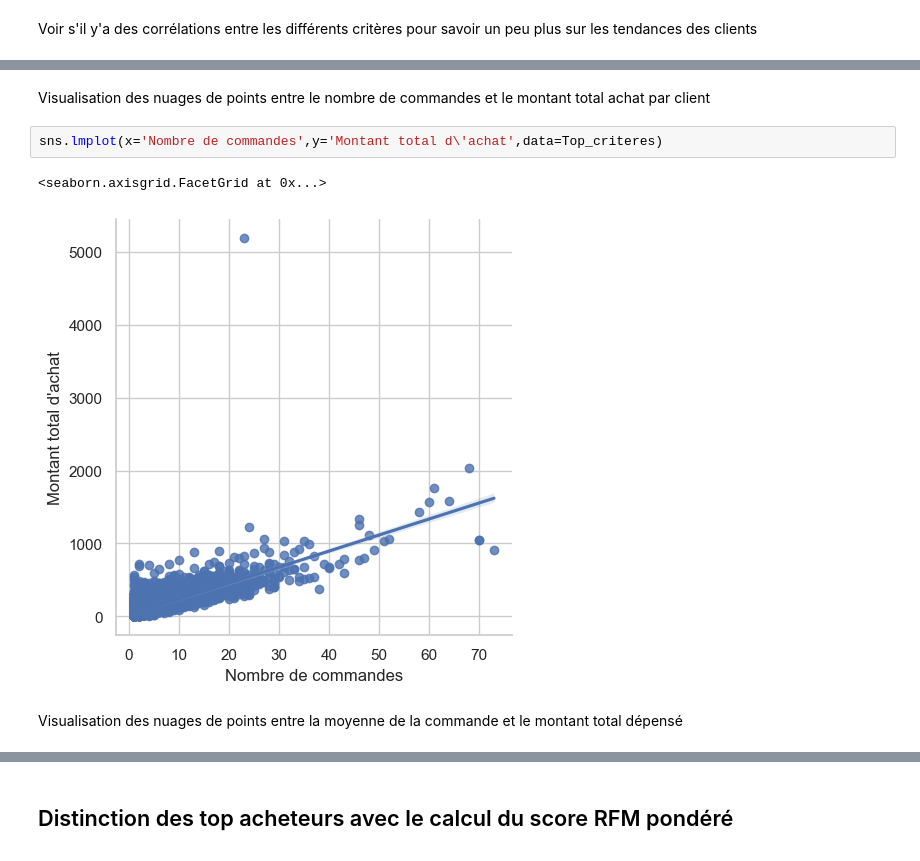
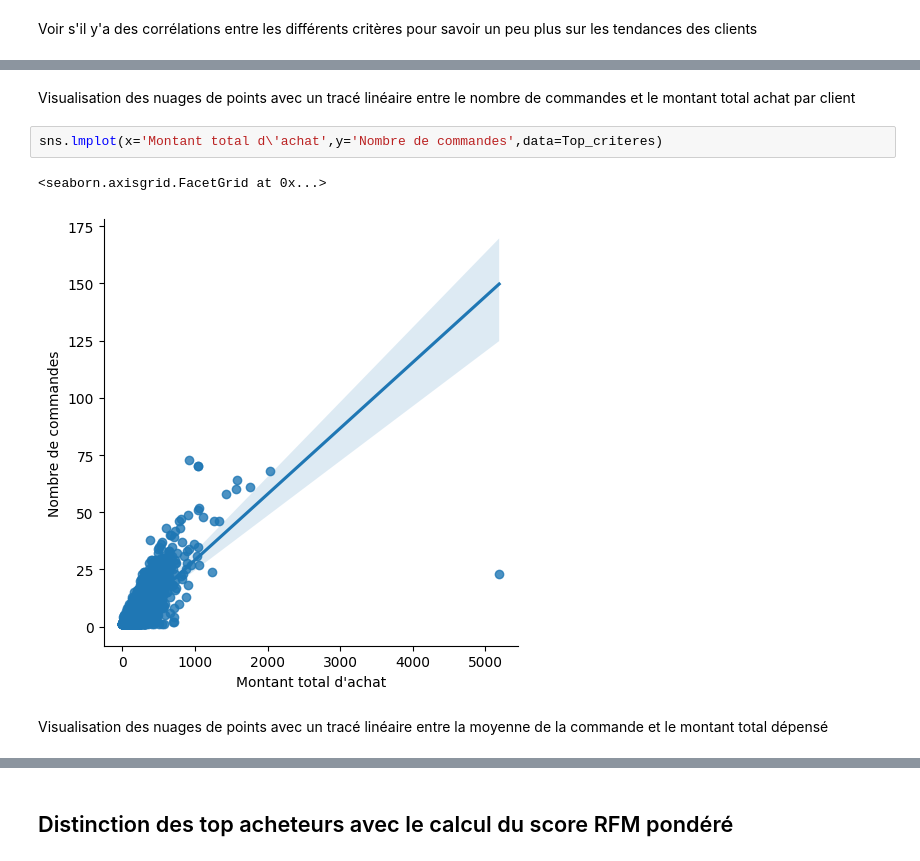
Before and after one commit to hammariheb/top_buyers_analysis, a Jupyter notebook: main.ipynb, the cells around one changed output, grey strips where cells are left out. Drawn from its saved outputs; the diff is of its cells as text.

```diff
--- a/main.ipynb
+++ b/main.ipynb
@@ -363,10 +352,10 @@ plt.show()
 # %% [markdown]
-Visualisation des nuages de points entre le nombre de commandes et le montant total achat par client
+Visualisation des nuages de points avec un tracé linéaire entre le nombre de commandes et le montant total achat par client
 # %%
-sns.lmplot(x='Nombre de commandes',y='Montant total d\'achat',data=Top_criteres)
+sns.lmplot(x='Montant total d\'achat',y='Nombre de commandes',data=Top_criteres)
 # %% [output]
 <seaborn.axisgrid.FacetGrid at 0x...>
-[figure, old version]
+[figure, new version]
 # %% [markdown]
-Visualisation des nuages de points entre la moyenne de la commande et le montant total dépensé
+Visualisation des nuages de points avec un tracé linéaire entre la moyenne de la commande et le montant total dépensé
 # %%
```
Also changed, not shown: parts of 28 cells of this notebook, 1 other file.
